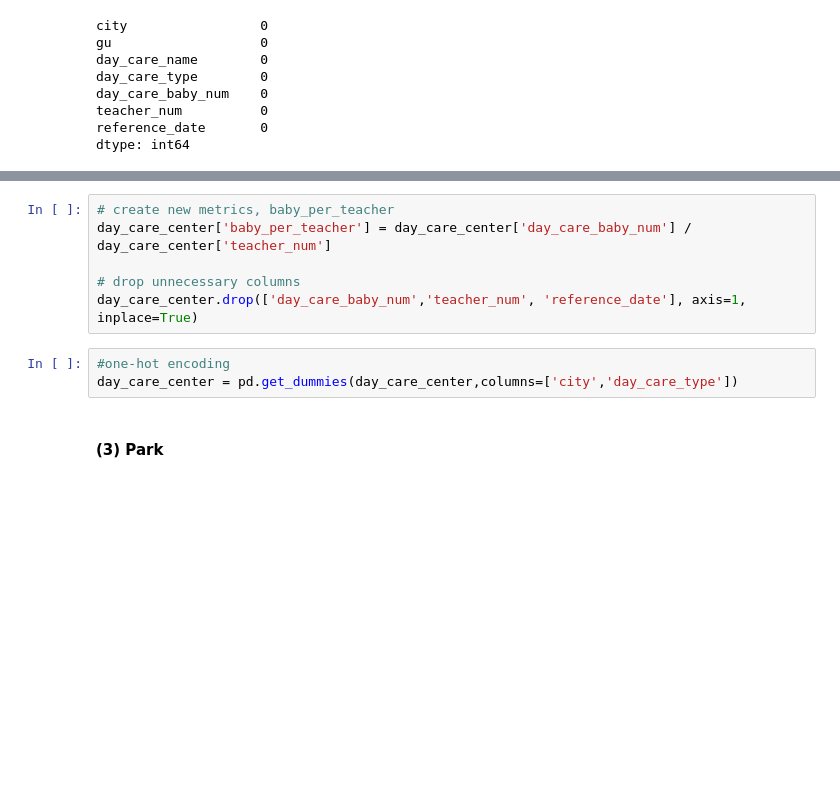
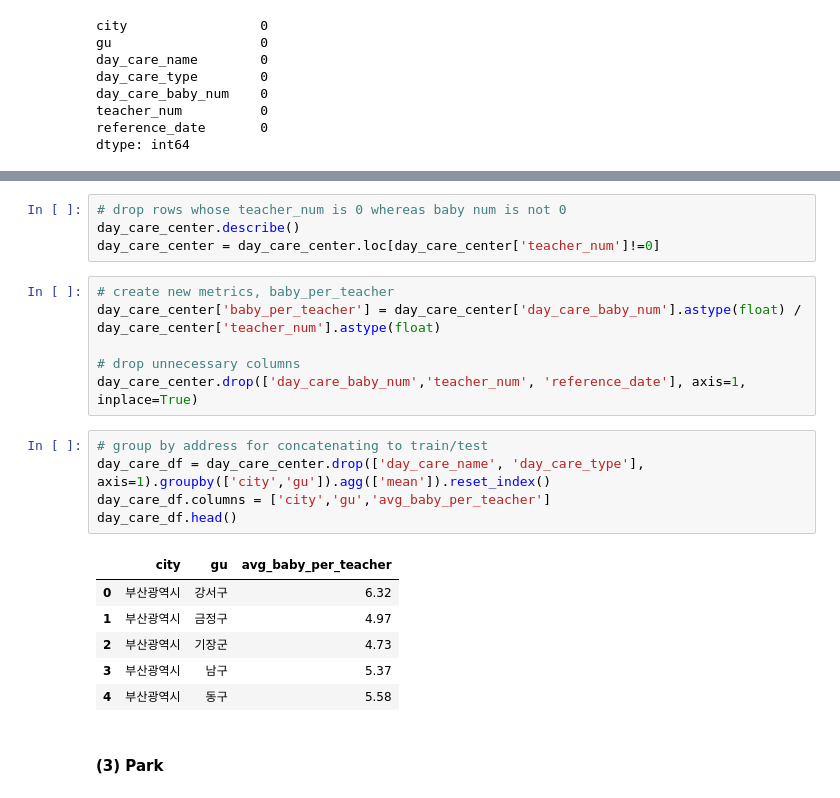
Before and after one commit to eastman-kim/Predict_Apartment_Makret_Price, a Jupyter notebook: Apt Real Price Prediction.ipynb, the cells around one changed output, grey strips where cells are left out. Cells and saved outputs as stored; diff of their text form; blank space fills up the shorter version.

```diff
--- a/Apt Real Price Prediction.ipynb
+++ b/Apt Real Price Prediction.ipynb
@@ -580,12 +555,25 @@ day_care_center
+# %%
+# drop rows whose teacher_num is 0 whereas baby num is not 0
+day_care_center.describe()
+day_care_center = day_care_center.loc[day_care_center['teacher_num']!=0]
 # %%
 # create new metrics, baby_per_teacher
-day_care_center['baby_per_teacher'] = day_care_center['day_care_baby_num'] / day_care_center['teacher_num']
+day_care_center['baby_per_teacher'] = day_care_center['day_care_baby_num'].astype(float) / day_care_center['teacher_num'].astype(float)
 
 # drop unnecessary columns
 day_care_center.drop(['day_care_baby_num','teacher_num', 'reference_date'], axis=1, inplace=True)
-# %%
-#one-hot encoding
-day_care_center = pd.get_dummies(day_care_center,columns=['city','day_care_type'])
+# %%
+# group by address for concatenating to train/test
+day_care_df = day_care_center.drop(['day_care_name', 'day_care_type'], axis=1).groupby(['city','gu']).agg(['mean']).reset_index()
+day_care_df.columns = ['city','gu','avg_baby_per_teacher']
+day_care_df.head()
+# %% [output]
+|  | city | gu | avg_baby_per_teacher |
+| 0 | 부산광역시 | 강서구 | 6.32 |
+| 1 | 부산광역시 | 금정구 | 4.97 |
+| 2 | 부산광역시 | 기장군 | 4.73 |
+| 3 | 부산광역시 | 남구 | 5.37 |
+| 4 | 부산광역시 | 동구 | 5.58 |
 # %% [markdown]
 #### (3) Park
 # %% [markdown]
```
Also changed, not shown: parts of 18 cells of this notebook.
